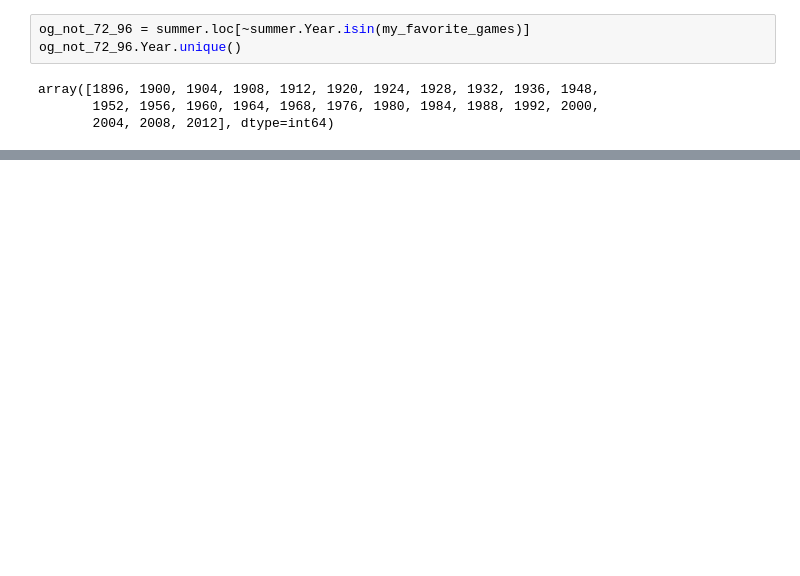
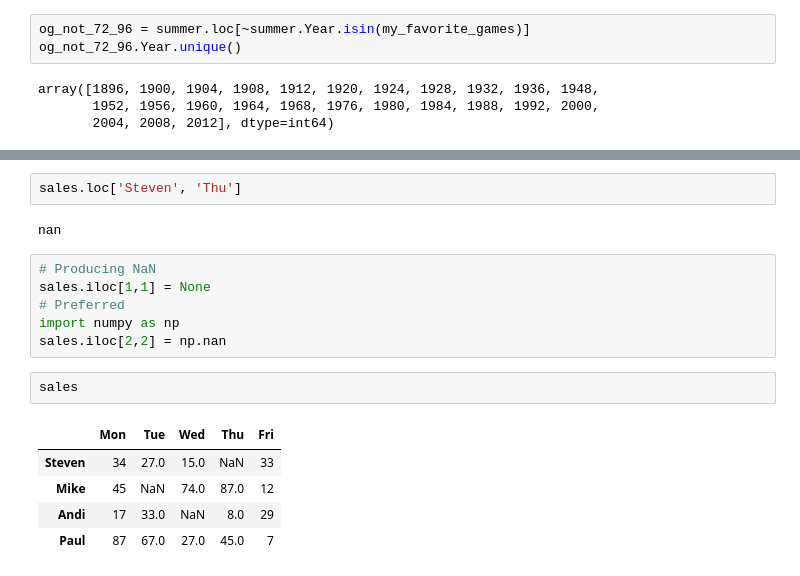
Before and after one commit to Jayce77/pythonDataCookbook, a Jupyter notebook: pandasExamples.ipynb, the cells around one changed output, grey strips where cells are left out. Cells and saved outputs as stored; diff of their text form; blank space fills up the shorter version.

```diff
--- a/pandasExamples.ipynb
+++ b/pandasExamples.ipynb
@@ -2121,0 +2148,18 @@ array([1896, 1900, 1904, 1908, 1912, 1920, 1924, 1928, 1932, 1936, 1948,
+# %%
+sales.loc['Steven', 'Thu']
+# %% [output]
+nan
+# %%
+# Producing NaN
+sales.iloc[1,1] = None
+# Preferred
+import numpy as np
+sales.iloc[2,2] = np.nan
+# %%
+sales
+# %% [output]
+|  | Mon | Tue | Wed | Thu | Fri |
+| Steven | 34 | 27.0 | 15.0 | NaN | 33 |
+| Mike | 45 | NaN | 74.0 | 87.0 | 12 |
+| Andi | 17 | 33.0 | NaN | 8.0 | 29 |
+| Paul | 87 | 67.0 | 27.0 | 45.0 | 7 |
```
Also changed, not shown: parts of 23 cells of this notebook.
